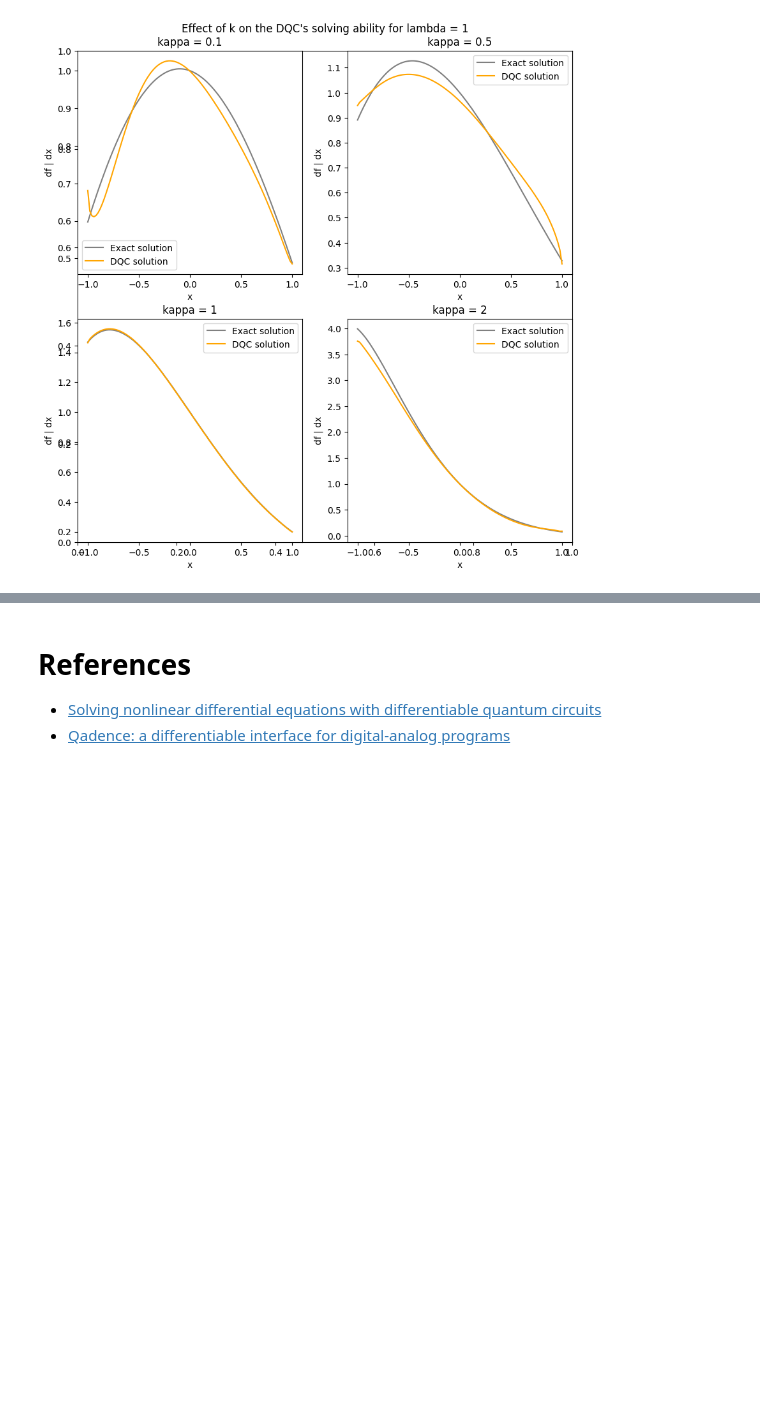
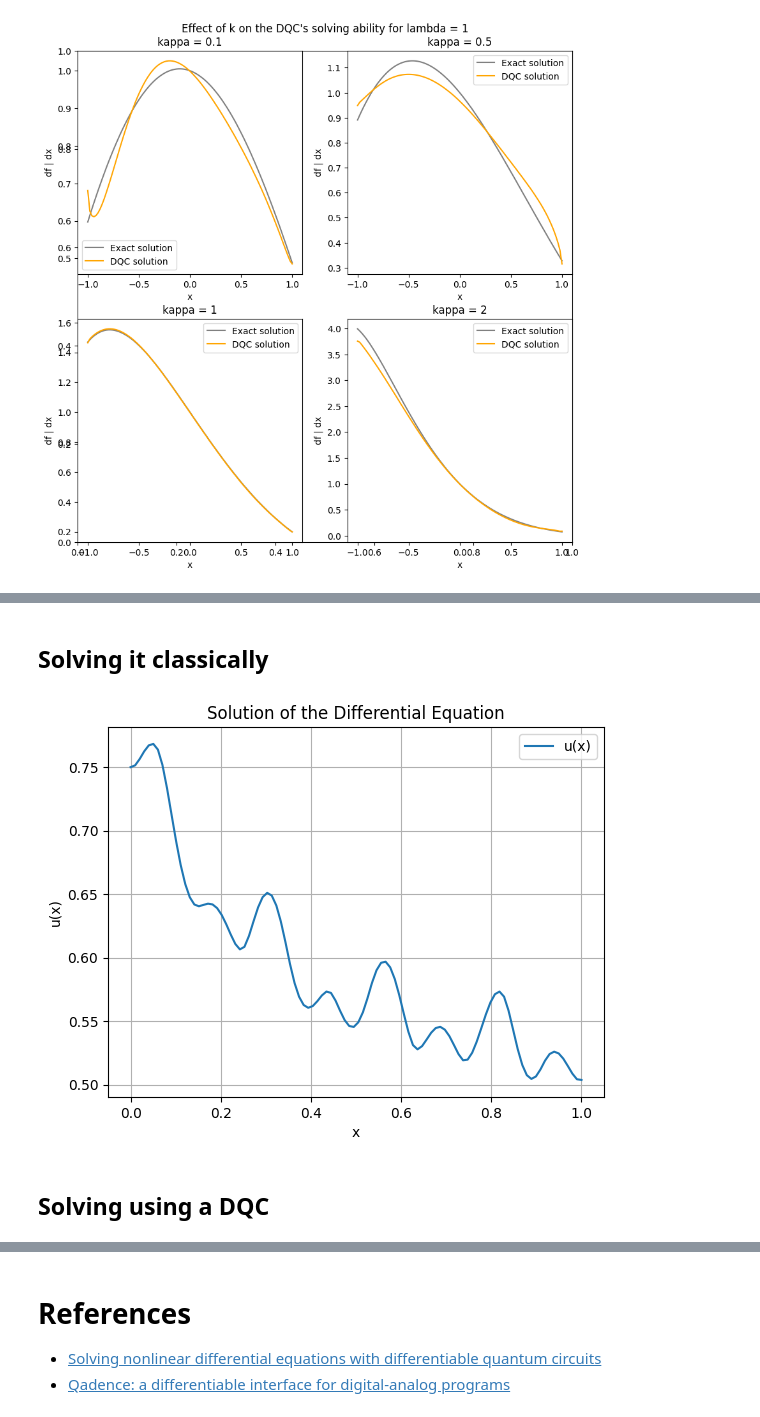
Before and after one commit to priyanshsingh1765/Quantum-Machine-Learning-CPP-2024, a Jupyter notebook: Assignment3/cpp_qml_assignment_3_22b1856.ipynb, the cells around one changed output, grey strips where cells are left out. Saved outputs shown, nothing was run; the diff lists cells and outputs as text; code cells hidden in the pictures; blank space fills up the shorter version.

```diff
--- a/Assignment3/cpp_qml_assignment_3_22b1856.ipynb
+++ b/Assignment3/cpp_qml_assignment_3_22b1856.ipynb
@@ -190,0 +196,29 @@ for i in range(4):
+# %% [markdown]
+## Solving it classically
+# %%
+from scipy.integrate import solve_ivp
+from scipy.interpolate import interp1d
+
+def ode(x, u):
+    return 4 * u - 6 * u**2 + np.sin(50 * x) + u * np.cos(25 * x) - 0.5
+
+u0 = 0.75
+x_span = (0, 1)  # Solve from x=0 to x=1
+x_eval = np.linspace(0, 1, 100)  # Points to evaluate the solution
+
+solution = solve_ivp(ode, x_span, [u0], t_eval=x_eval, method='RK45')
+
+x = solution.t
+u = solution.y[0]
+
+plt.plot(x, u, label='u(x)')
+plt.xlabel('x')
+plt.ylabel('u(x)')
+plt.title('Solution of the Differential Equation')
+plt.legend()
+plt.grid()
+plt.show()
+# %% [output]
+[figure, added]
+# %% [markdown]
+## Solving using a DQC
```
Also changed, not shown: parts of 7 cells of this notebook.
